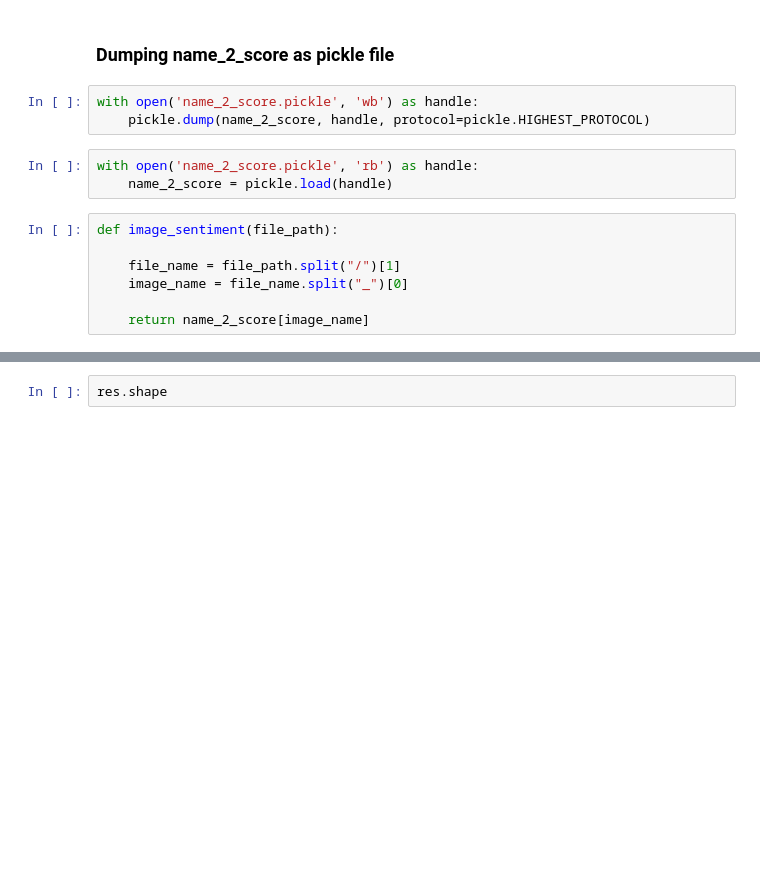
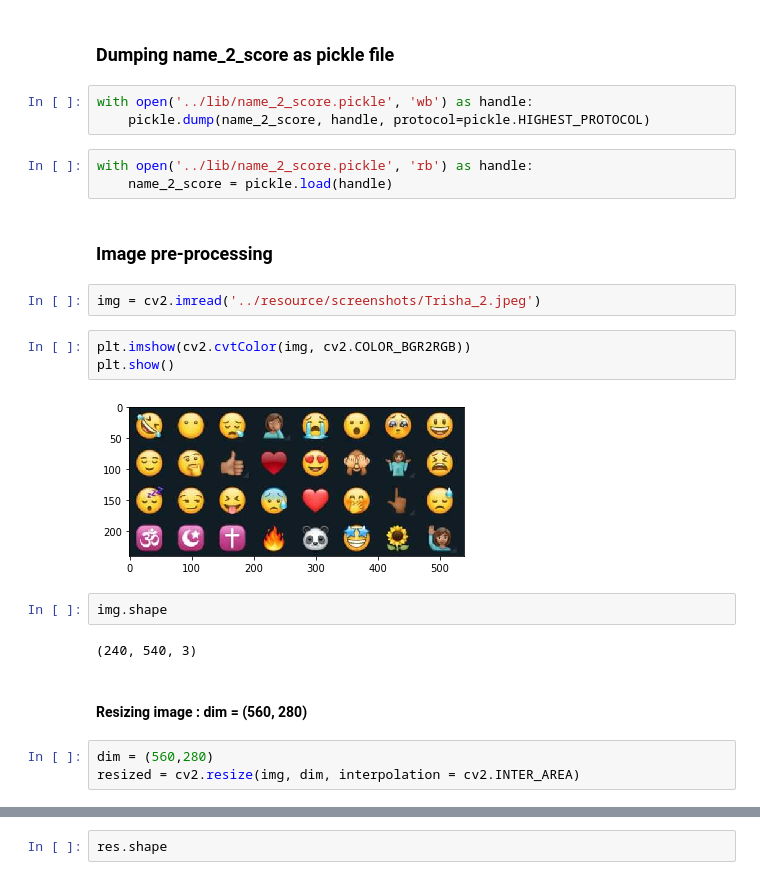
Before and after one commit to Subhasishbasak/emoji_analysis, a Jupyter notebook: code/rough_notebook.ipynb, the cells around one changed output, grey strips where cells are left out. Drawn from its saved outputs; the diff is of its cells as text; blank space fills up the shorter version.

```diff
--- a/code/rough_notebook.ipynb
+++ b/code/rough_notebook.ipynb
@@ -41,15 +45,26 @@ name_2_score['angry-face']
 # %% [markdown]
 ### Dumping name_2_score as pickle file
 # %%
-with open('name_2_score.pickle', 'wb') as handle:
+with open('../lib/name_2_score.pickle', 'wb') as handle:
     pickle.dump(name_2_score, handle, protocol=pickle.HIGHEST_PROTOCOL)
 # %%
-with open('name_2_score.pickle', 'rb') as handle:
+with open('../lib/name_2_score.pickle', 'rb') as handle:
     name_2_score = pickle.load(handle)
-# %%
-def image_sentiment(file_path):
-
-    file_name = file_path.split("/")[1]
-    image_name = file_name.split("_")[0]
-
-    return name_2_score[image_name]
+# %% [markdown]
+### Image pre-processing
+# %%
+img = cv2.imread('../resource/screenshots/Trisha_2.jpeg')
+# %%
+plt.imshow(cv2.cvtColor(img, cv2.COLOR_BGR2RGB))
+plt.show()
+# %% [output]
+[figure, added]
+# %%
+img.shape
+# %% [output]
+(240, 540, 3)
+# %% [markdown]
+#### Resizing image : dim = (560, 280)
+# %%
+dim = (560,280)
+resized = cv2.resize(img, dim, interpolation = cv2.INTER_AREA)
```
Also changed, not shown: parts of 29 cells of this notebook.
